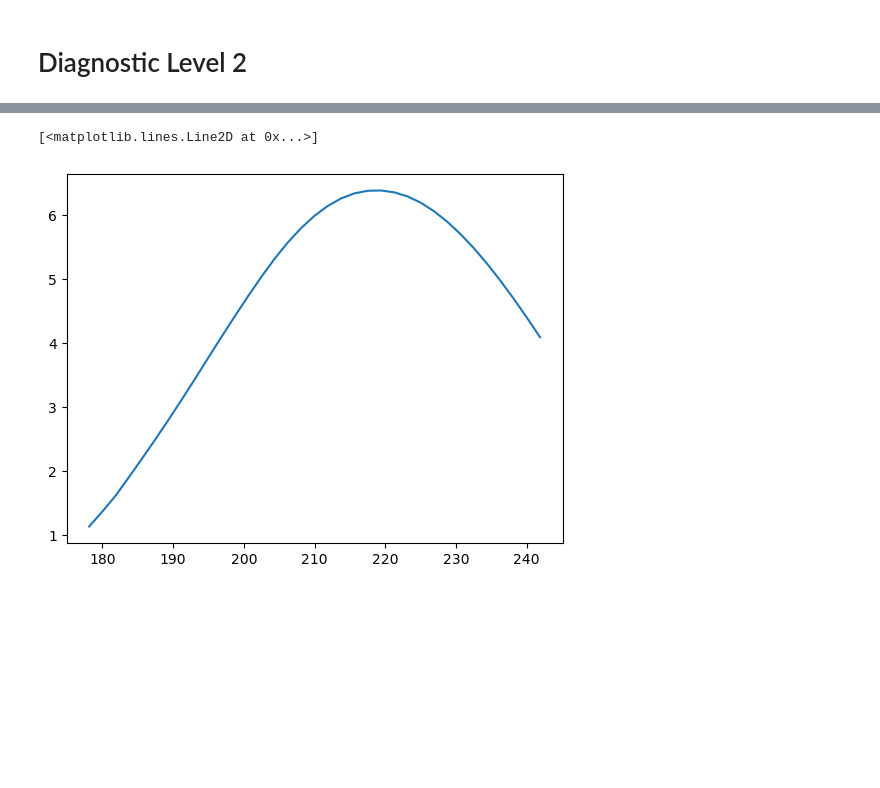
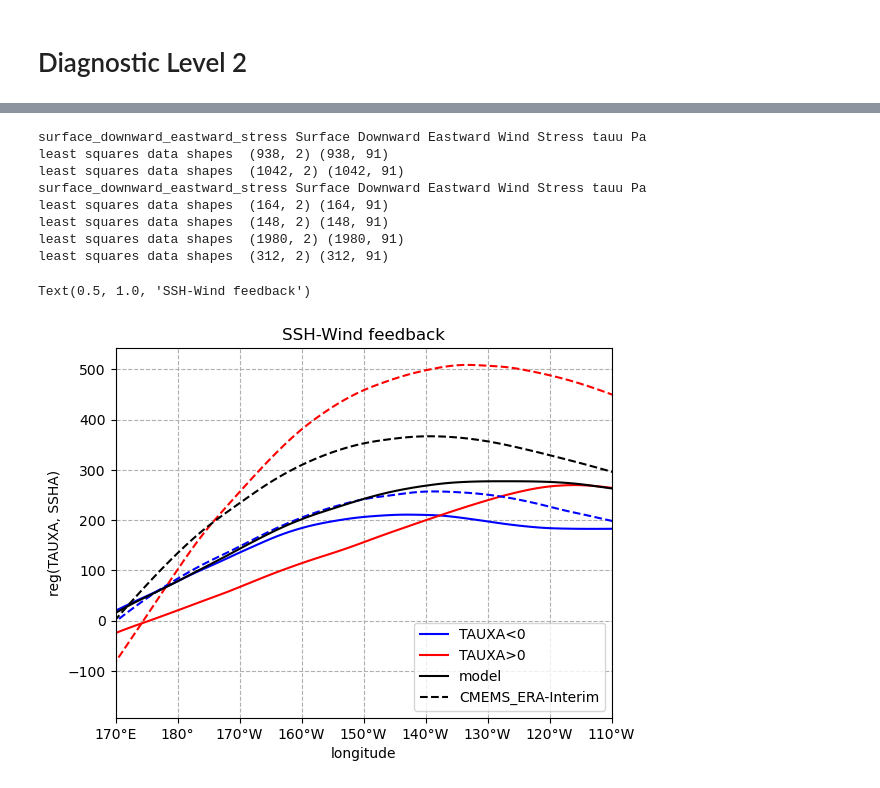
Before and after one commit to ACCESS-NRI/ACCESS-ENSO-recipes, a Jupyter notebook: 21-Taux_SSH_feedback.ipynb, the cells around one changed output, grey strips where cells are left out. Cells and saved outputs as stored; diff of their text form; code cells hidden in the pictures; blank space fills up the shorter version.

```diff
--- a/21-Taux_SSH_feedback.ipynb
+++ b/21-Taux_SSH_feedback.ipynb
@@ -239,6 +273,9 @@ def taux_eqp(cube):
     return cube
 #lin_regress
 # %%
-model_tos_prep = {name: sst_east_3(dataset) for name, dataset in model_ts_datasets.items()}
-model_tauu_prep = {name: taux_eqp(dataset) for name, dataset in model_tauu.items()}
+model_zos = {name: ssh_eqp(dataset) for name, dataset in model_ssh_datasets.items()}
+model_tauu = {name: taua_nino4(dataset) for name, dataset in model_tauu.items()}
+
+obs_zos = {name: ssh_eqp(dataset) for name, dataset in obs_zos_datasets.items()}
+obs_tauu = {name: taua_nino4(dataset) for name, dataset in obs_tauu_datasets.items()}
 # %%
@@ -271,15 +329,36 @@ masked_array(
-# %%
-from scipy.stats import linregress
-def lin_regress(cube_ssta, cube_nino34): #1d pattern
-    slope_ls = []
-    for lon_slice in cube_ssta.slices(['time']):
-        res = linregress(cube_nino34.data, lon_slice.data)
-        slope_ls.append(res[0])
-
-    return cube_ssta.coord('longitude').points, slope_ls
-
-reg_mod = lin_regress( model_tauu_prep["ACCESS-ESM1-5"], model_tos_prep["ACCESS-ESM1-5"])
-plt.plot(*reg_mod)
-# %% [output]
-[<matplotlib.lines.Line2D at 0x...>]
-[figure, removed]
+# %%
+
+neg, pos = feedback_nonlin(model_tauu["ACCESS-ESM1-5"], model_zos["ACCESS-ESM1-5"])
+
+qplt.plot(neg, color='blue', linestyle='solid', label='TAUXA<0')
+qplt.plot(pos, color='red', linestyle='solid', label='TAUXA>0')
+
+neg, pos = feedback_nonlin(obs_tauu["ERA-Interim"], obs_zos["CMEMS"])
+qplt.plot(neg, color='blue', linestyle='--')
+qplt.plot(pos, color='red', linestyle='--')
+
+cb = lin_regress_matrix(model_zos["ACCESS-ESM1-5"], model_tauu["ACCESS-ESM1-5"])
+
+qplt.plot(cb, color='black', linestyle='solid', label='model')
+
+cb2 = lin_regress_matrix(obs_zos["CMEMS"], obs_tauu["ERA-Interim"])
+qplt.plot(cb2, color='black', linestyle='--', label='CMEMS_ERA-Interim')
+
+plt.xlim(170, 250)
+plt.xlabel('longitude')
+plt.ylabel('reg(TAUXA, SSHA)')
+plt.grid(linestyle='--')
+plt.gca().xaxis.set_major_formatter(plt.FuncFormatter(format_longitude))
+plt.legend()
+plt.title("SSH-Wind feedback")
+# %% [output]
+surface_downward_eastward_stress Surface Downward Eastward Wind Stress tauu Pa
+least squares data shapes  (938, 2) (938, 91)
+least squares data shapes  (1042, 2) (1042, 91)
+surface_downward_eastward_stress Surface Downward Eastward Wind Stress tauu Pa
+least squares data shapes  (164, 2) (164, 91)
+least squares data shapes  (148, 2) (148, 91)
+least squares data shapes  (1980, 2) (1980, 91)
+least squares data shapes  (312, 2) (312, 91)
+Text(0.5, 1.0, 'SSH-Wind feedback')
+[figure, added]
```
Also changed, not shown: parts of 13 cells of this notebook.
